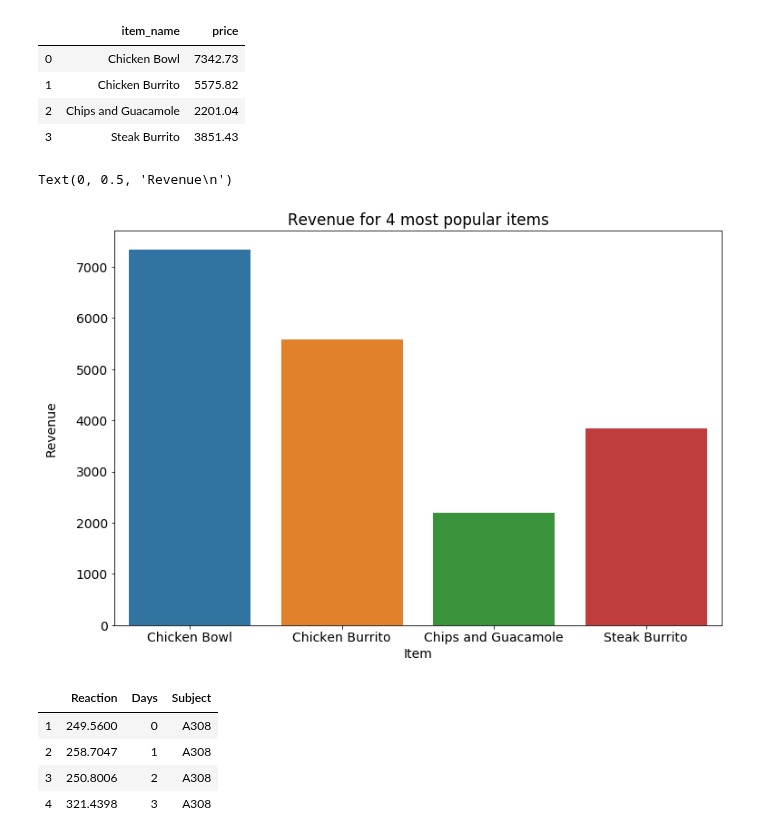
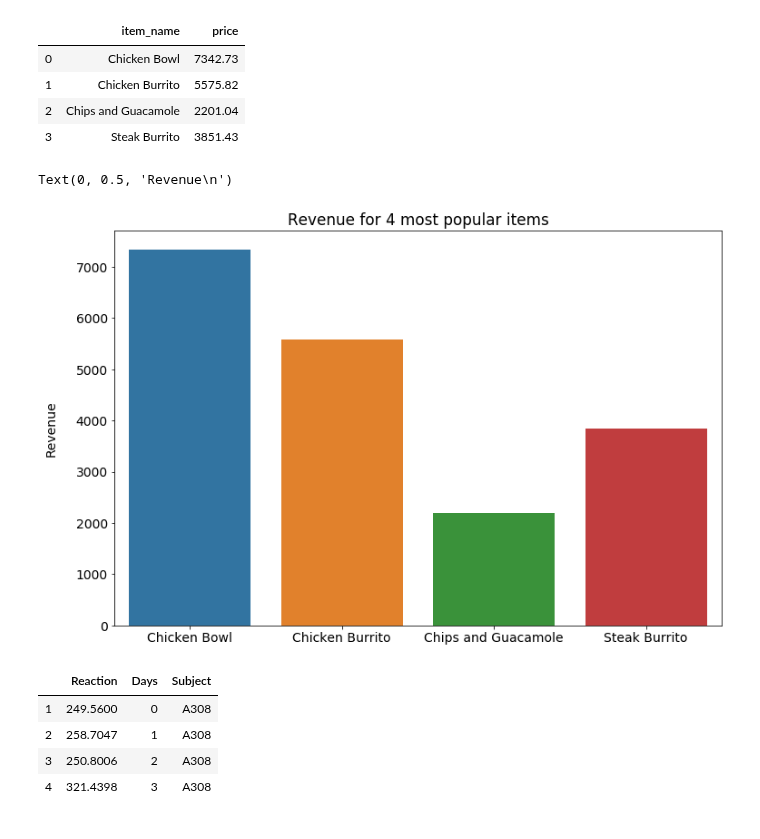
Before and after one commit to ravinder79/python-exercises, a Jupyter notebook: 4.8.5_seaborn_exercises.ipynb, the cells around one changed output. Saved outputs shown, nothing was run; the diff lists cells and outputs as text; code cells hidden in the pictures.

```diff
--- a/4.8.5_seaborn_exercises.ipynb
+++ b/4.8.5_seaborn_exercises.ipynb
@@ -293,13 +294,13 @@ revenue
 # %%
 plt.rc('font', size=14)
 plt.figure(figsize=(12, 8))
 sns.barplot(data=revenue, y='price', x='item_name')
 plt.title('Revenue for 4 most popular items')
-plt.xlabel('Item')
+plt.xlabel('')
 plt.ylabel('Revenue\n')
 # %% [output]
 Text(0, 0.5, 'Revenue\n')
-[figure, old version]
+[figure, new version]
 # %%
 # Load the sleepstudy data and read it's documentation.
 # Use seaborn to create a line chart of all the individual subject's reaction times and a more prominant line
```
Also changed, not shown: parts of 2 cells of this notebook.
